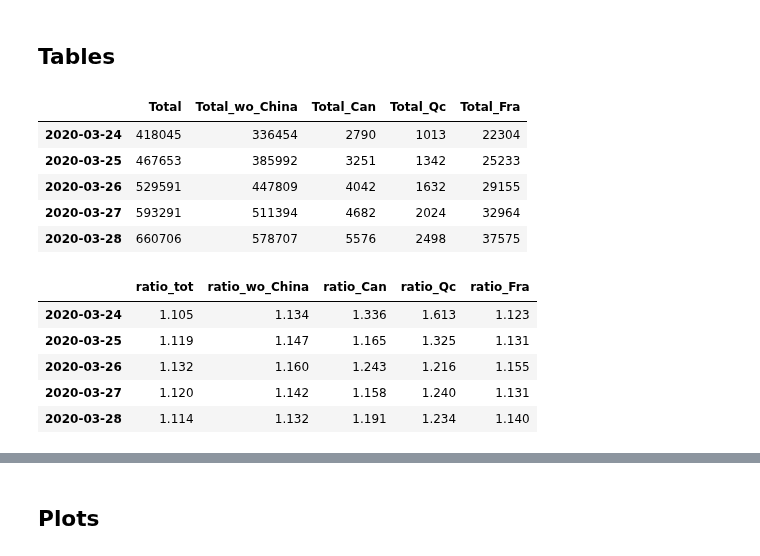
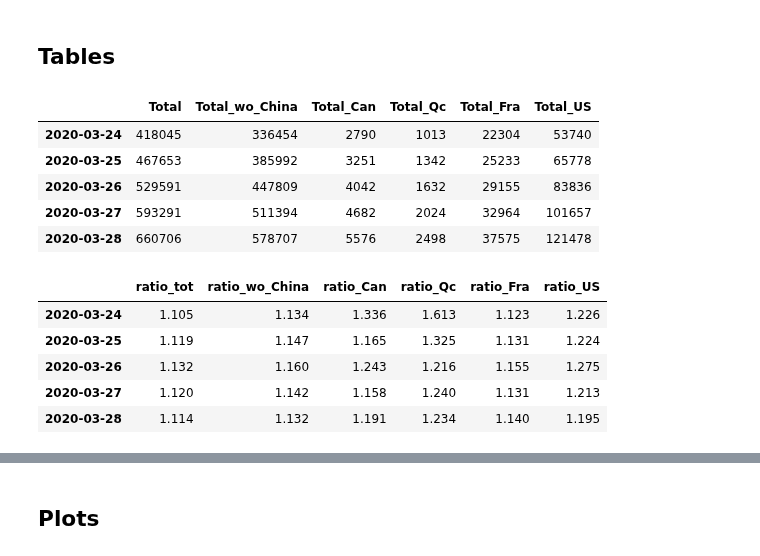
Before and after one commit to louisleroy5/COVID-19, a Jupyter notebook: Stat covid.ipynb, the cells around one changed output, grey strips where cells are left out. Saved outputs shown, nothing was run; the diff lists cells and outputs as text; code cells hidden in the pictures.

```diff
--- a/Stat covid.ipynb
+++ b/Stat covid.ipynb
@@ -90,4 +90,4 @@ confirmed["ratio_diff_Fra"] = substract(confirmed["ratio_Fra"])
 # %% [markdown]
 ## USA
 # %%
-data.loc[:, "US"].sum(axis=1)
+confirmed["Total_US"] = data.loc[:, "US"].sum(axis=1)
@@ -107,2 +93,0 @@ Length: 67, dtype: int64
-# %%
-confirmed["Total_US"] = data.loc[:, "US"].iloc[:, -1]
@@ -125,23 +94,27 @@ confirmed["Total_US"] = data.loc[:, "US"].iloc[:, -1]
+# %%
+confirmed["ratio_US"] = ratio_day(confirmed["Total_US"])
+# %%
+confirmed["ratio_diff_US"] = substract(confirmed["ratio_US"])
 # %% [markdown]
 ## Tables
 # %%
-confirmed[["Total", "Total_wo_China", "Total_Can", "Total_Qc", "Total_Fra"]].tail()
+confirmed[["Total", "Total_wo_China", "Total_Can", "Total_Qc", "Total_Fra", "Total_US"]].tail()
 # %% [output]
-|  | Total | Total_wo_China | Total_Can | Total_Qc | Total_Fra |
-| 2020-03-24 | 418045 | 336454 | 2790 | 1013 | 22304 |
-| 2020-03-25 | 467653 | 385992 | 3251 | 1342 | 25233 |
-| 2020-03-26 | 529591 | 447809 | 4042 | 1632 | 29155 |
-| 2020-03-27 | 593291 | 511394 | 4682 | 2024 | 32964 |
-| 2020-03-28 | 660706 | 578707 | 5576 | 2498 | 37575 |
+|  | Total | Total_wo_China | Total_Can | Total_Qc | Total_Fra | Total_US |
+| 2020-03-24 | 418045 | 336454 | 2790 | 1013 | 22304 | 53740 |
+| 2020-03-25 | 467653 | 385992 | 3251 | 1342 | 25233 | 65778 |
+| 2020-03-26 | 529591 | 447809 | 4042 | 1632 | 29155 | 83836 |
+| 2020-03-27 | 593291 | 511394 | 4682 | 2024 | 32964 | 101657 |
+| 2020-03-28 | 660706 | 578707 | 5576 | 2498 | 37575 | 121478 |
 # %%
-confirmed[["ratio_tot", "ratio_wo_China", "ratio_Can", "ratio_Qc", "ratio_Fra"]].tail()
+confirmed[["ratio_tot", "ratio_wo_China", "ratio_Can", "ratio_Qc", "ratio_Fra", "ratio_US"]].tail()
 # %% [output]
-|  | ratio_tot | ratio_wo_China | ratio_Can | ratio_Qc | ratio_Fra |
-| 2020-03-24 | 1.105 | 1.134 | 1.336 | 1.613 | 1.123 |
-| 2020-03-25 | 1.119 | 1.147 | 1.165 | 1.325 | 1.131 |
-| 2020-03-26 | 1.132 | 1.160 | 1.243 | 1.216 | 1.155 |
-| 2020-03-27 | 1.120 | 1.142 | 1.158 | 1.240 | 1.131 |
-| 2020-03-28 | 1.114 | 1.132 | 1.191 | 1.234 | 1.140 |
+|  | ratio_tot | ratio_wo_China | ratio_Can | ratio_Qc | ratio_Fra | ratio_US |
+| 2020-03-24 | 1.105 | 1.134 | 1.336 | 1.613 | 1.123 | 1.226 |
+| 2020-03-25 | 1.119 | 1.147 | 1.165 | 1.325 | 1.131 | 1.224 |
+| 2020-03-26 | 1.132 | 1.160 | 1.243 | 1.216 | 1.155 | 1.275 |
+| 2020-03-27 | 1.120 | 1.142 | 1.158 | 1.240 | 1.131 | 1.213 |
+| 2020-03-28 | 1.114 | 1.132 | 1.191 | 1.234 | 1.140 | 1.195 |
 # %%
 confirmed[
     [
```
Also changed, not shown: parts of 6 cells of this notebook.
